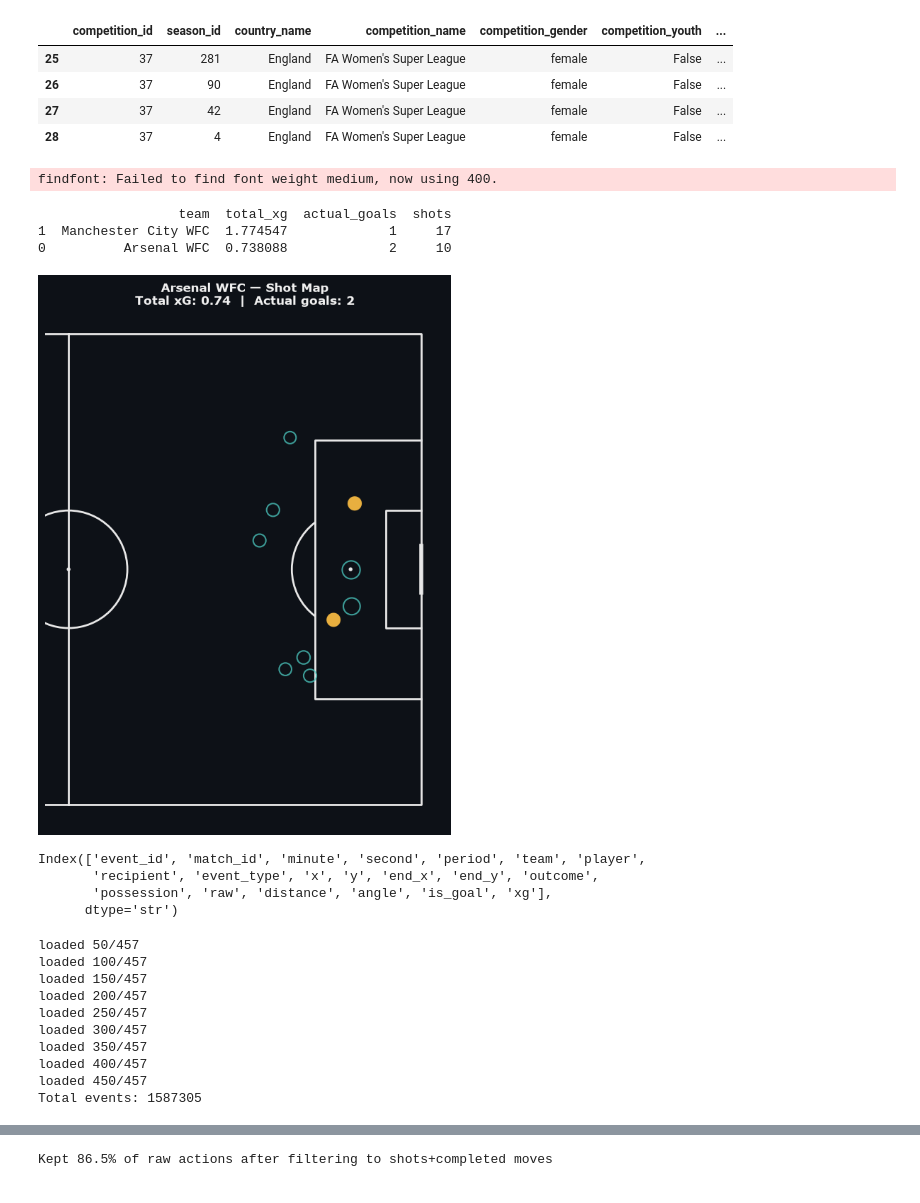
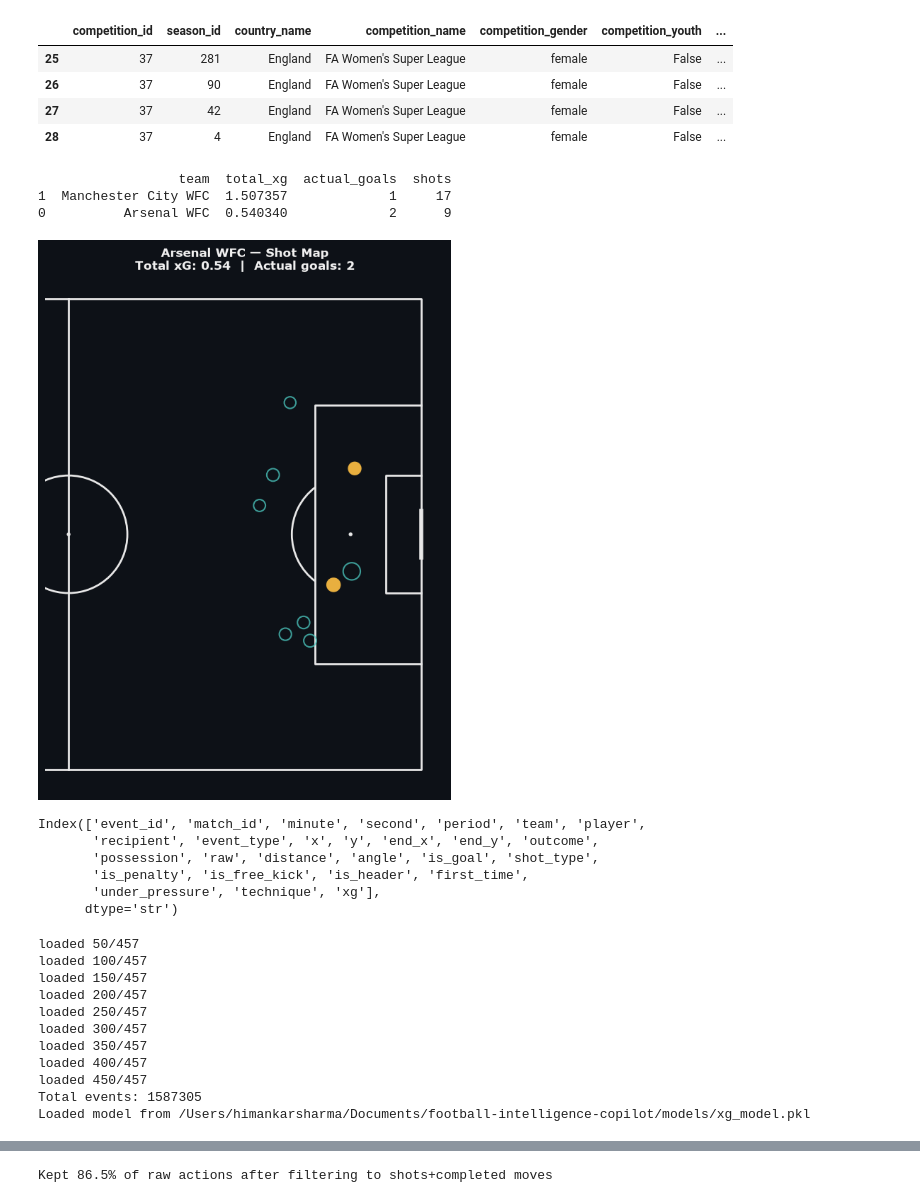
Before and after one commit to Lephim/football-intelligence-copilot, a Jupyter notebook: notebooks/01_exploring_match_data.ipynb, the cells around one changed output, grey strips where cells are left out. Cells and saved outputs as stored; diff of their text form; code cells hidden in the pictures.

```diff
--- a/notebooks/01_exploring_match_data.ipynb
+++ b/notebooks/01_exploring_match_data.ipynb
@@ -37,9 +34,22 @@ matches[matches['match_id'] == 3913083][['match_id', 'home_team', 'away_team', '
 | 125 | 3913083 | Arsenal WFC | Manchester City WFC | 2 | 1 | 2023-11-05 | Regular Season |
 # %%
 import sys
+from pathlib import Path
 
-sys.path.append("..")
-from pathlib import Path
+
+def find_repo_root(start: Path) -> Path:
+    for candidate in [start, *start.parents]:
+        if (candidate / "src").exists() and (candidate / "models").exists():
+            return candidate
+    return start
+
+
+repo_root = find_repo_root(Path.cwd())
+if (repo_root / "src").exists():
+    sys.path.insert(0, str(repo_root))
+
+DATA_DIR = repo_root / "data" / "processed"
+MODEL_PATH = repo_root / "models" / "xg_model.pkl"
 # %%
 from src.ingestion.loader import load_events
 
@@ -119,56 +134,62 @@ get_available_seasons(37)
 # %%
 from src.ingestion.loader import load_events_cached
 from src.visualisation.shot_map import build_shot_map_data, plot_shot_map, team_xg_summary
 import pandas as pd
 
-events = load_events_cached(3913083)
+# Ensure this cell uses the same repo-root-based path resolution as the later cells
+events = load_events_cached(3913083, cache_dir=str(DATA_DIR))
 
 arsenal_shots = build_shot_map_data(events, team="Arsenal WFC")
 fig = plot_shot_map(arsenal_shots, team="Arsenal WFC", title="Arsenal WFC — Shot Map")
 fig.savefig("arsenal_shot_map.png")
 
-# combine both teams for the summary table
 city_shots = build_shot_map_data(events, team="Manchester City WFC")
 all_shots = pd.concat([arsenal_shots, city_shots])
 print(team_xg_summary(all_shots))
 # %% [output]
-findfont: Failed to find font weight medium, now using 400.
+                  team  total_xg  actual_goals  shots
+1  Manchester City WFC  1.507357             1     17
+0          Arsenal WFC  0.540340             2      9
-                  team  total_xg  actual_goals  shots
-1  Manchester City WFC  1.774547             1     17
-0          Arsenal WFC  0.738088             2     10
-[figure, old version]
+[figure, new version]
 # %%
-temp = build_shot_map_data(events, team="Arsenal WFC", model_path="../models/xg_model.pkl")
+temp = build_shot_map_data(events, team="Arsenal WFC", model_path=str(MODEL_PATH))
 temp.columns
 # %% [output]
 Index(['event_id', 'match_id', 'minute', 'second', 'period', 'team', 'player',
        'recipient', 'event_type', 'x', 'y', 'end_x', 'end_y', 'outcome',
-       'possession', 'raw', 'distance', 'angle', 'is_goal', 'xg'],
+       'possession', 'raw', 'distance', 'angle', 'is_goal', 'shot_type',
+       'is_penalty', 'is_free_kick', 'is_header', 'first_time',
+       'under_pressure', 'technique', 'xg'],
       dtype='str')
 # %%
 from src.ingestion.loader import load_events_cached, get_all_match_ids
 import pandas as pd
 import joblib
 
+
 COMPETITION_ID = 37
-SEASON_IDS = [281, 90, 42, 4]  # your confirmed real season IDs
+SEASON_IDS = [281, 90, 42, 4]
 
 match_ids = get_all_match_ids(COMPETITION_ID, SEASON_IDS)
 
-all_events = []
+loaded_events = []
 for i, match_id in enumerate(match_ids, start=1):
     try:
-        events = load_events_cached(match_id)
-        all_events.append(events)
+        loaded_events.append(load_events_cached(match_id, cache_dir=str(DATA_DIR)))
     except Exception as e:
         print(f"skip {match_id}: {e}")
     if i % 50 == 0:
         print(f"loaded {i}/{len(match_ids)}")
 
-all_events = pd.concat(all_events, ignore_index=True)
-print(f"Total events: {len(all_events)}")
+if loaded_events:
+    all_events = pd.concat(loaded_events, ignore_index=True)
+    print(f"Total events: {len(all_events)}")
+else:
+    raise RuntimeError("No events were loaded")
 
-xg_model = joblib.load("../models/xg_model.pkl")  # or the corrected path
+xg_model = joblib.load(MODEL_PATH)
+events = all_events.iloc[:1].copy()
+print(f"Loaded model from {MODEL_PATH}")
 # %% [output]
 loaded 50/457
 loaded 100/457
@@ -180,6 +201,7 @@ loaded 350/457
 loaded 400/457
 loaded 450/457
 Total events: 1587305
+Loaded model from /Users/himankarsharma/Documents/football-intelligence-copilot/models/xg_model.pkl
 # %%
 from src.analytics.xt_model import build_move_and_shot_data
 
```
Also changed, not shown: parts of 33 cells of this notebook, 10 other files.
